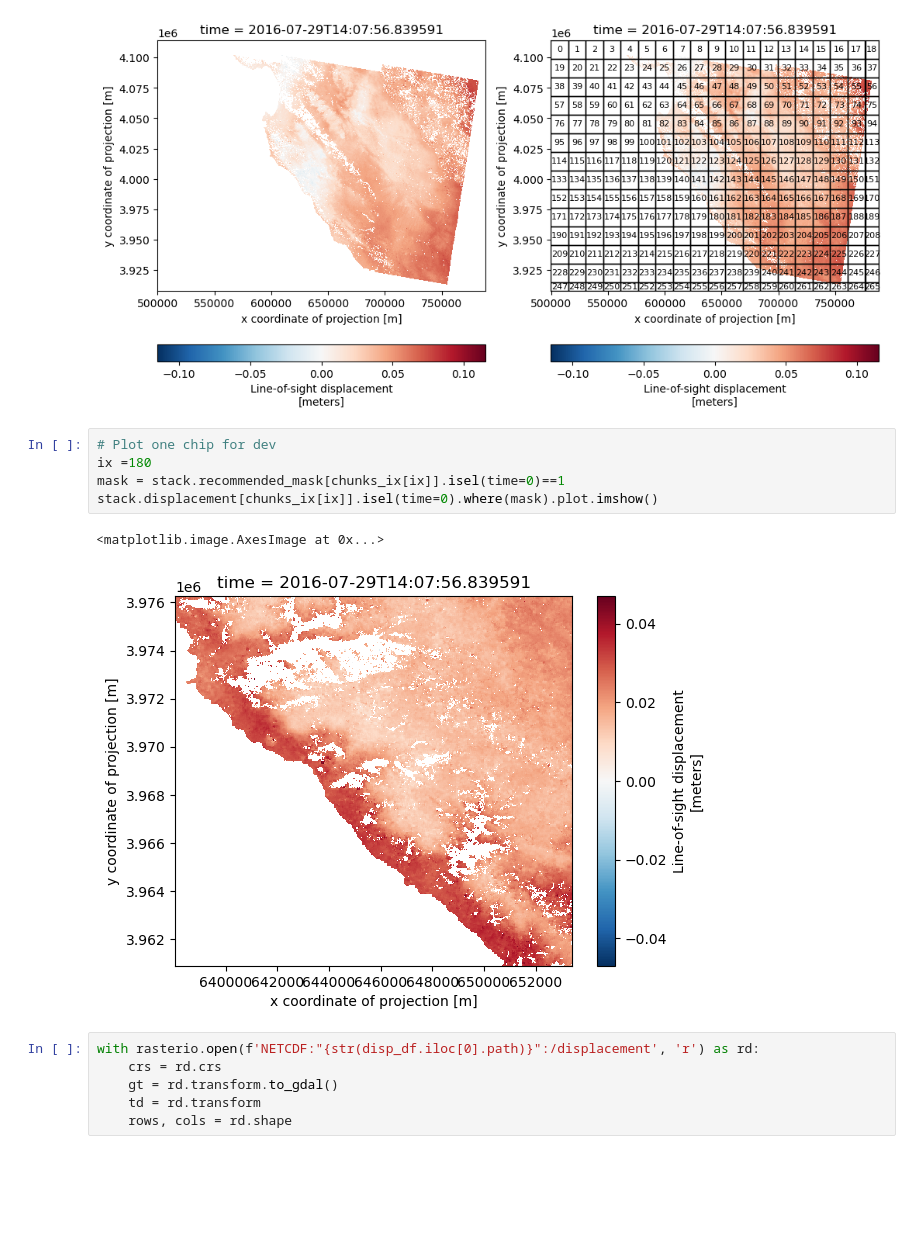
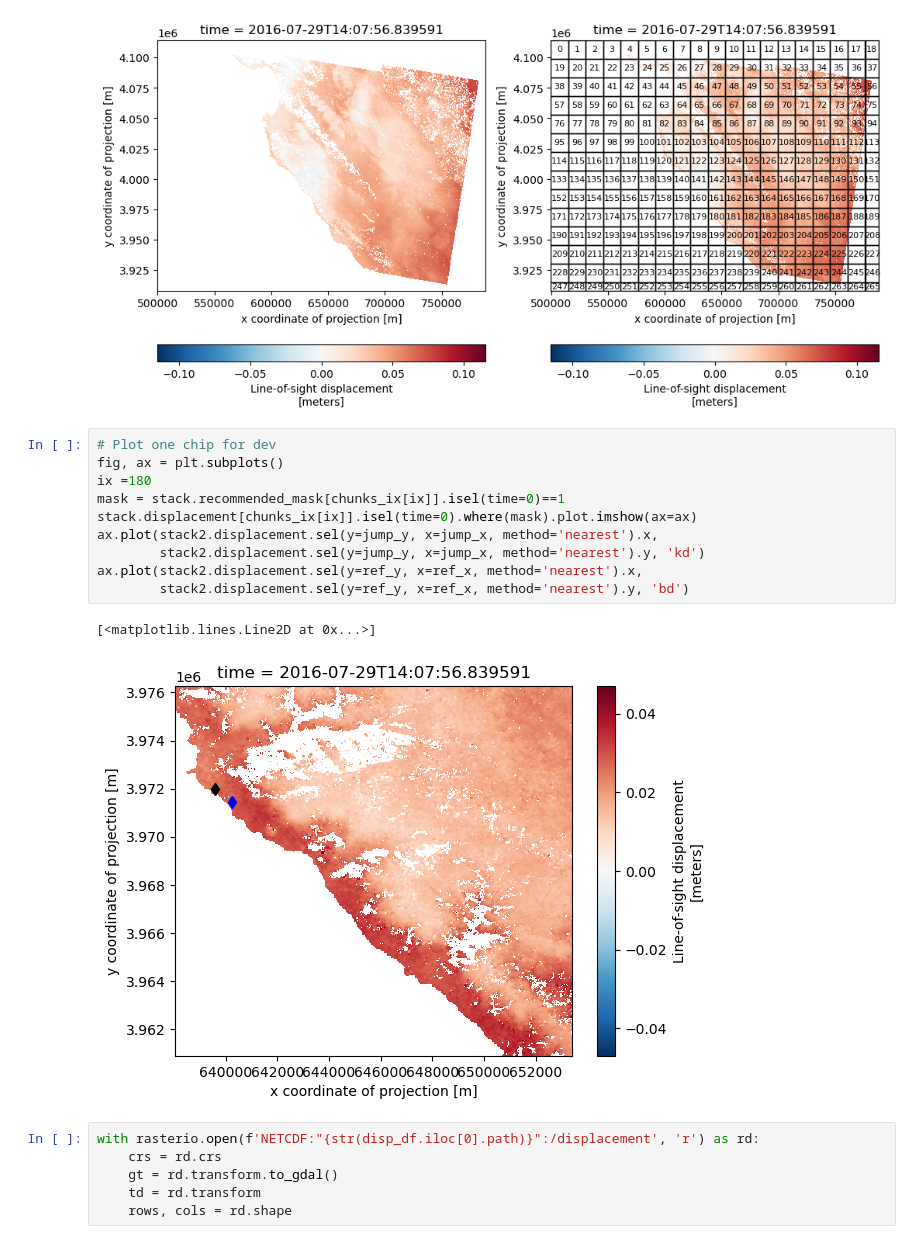
Before and after one commit to mgovorcin/disp_xr_tools, a Jupyter notebook: notebooks/inspect_F11116.ipynb, the cells around one changed output. Cells and saved outputs as stored; diff of their text form; blank space fills up the shorter version.

```diff
--- a/notebooks/inspect_F11116.ipynb
+++ b/notebooks/inspect_F11116.ipynb
@@ -111,12 +141,17 @@ for ix, block in enumerate(chunks_ix):
 [figure]
 # %%
 # Plot one chip for dev
+fig, ax = plt.subplots()
 ix =180
 mask = stack.recommended_mask[chunks_ix[ix]].isel(time=0)==1
-stack.displacement[chunks_ix[ix]].isel(time=0).where(mask).plot.imshow()
+stack.displacement[chunks_ix[ix]].isel(time=0).where(mask).plot.imshow(ax=ax)
+ax.plot(stack2.displacement.sel(y=jump_y, x=jump_x, method='nearest').x,
+        stack2.displacement.sel(y=jump_y, x=jump_x, method='nearest').y, 'kd')
+ax.plot(stack2.displacement.sel(y=ref_y, x=ref_x, method='nearest').x,
+        stack2.displacement.sel(y=ref_y, x=ref_x, method='nearest').y, 'bd')
 # %% [output]
-<matplotlib.image.AxesImage at 0x...>
+[<matplotlib.lines.Line2D at 0x...>]
-[figure, old version]
+[figure, new version]
 # %%
 with rasterio.open(f'NETCDF:"{str(disp_df.iloc[0].path)}":/displacement', 'r') as rd:
     crs = rd.crs
```
Also changed, not shown: parts of 28 cells of this notebook, 2 other files.
